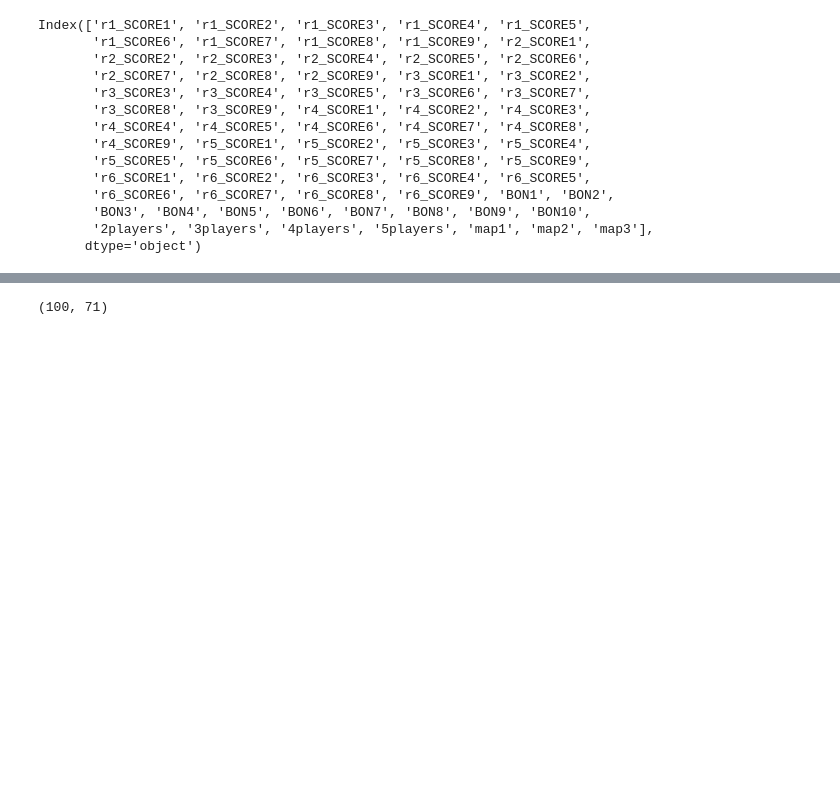
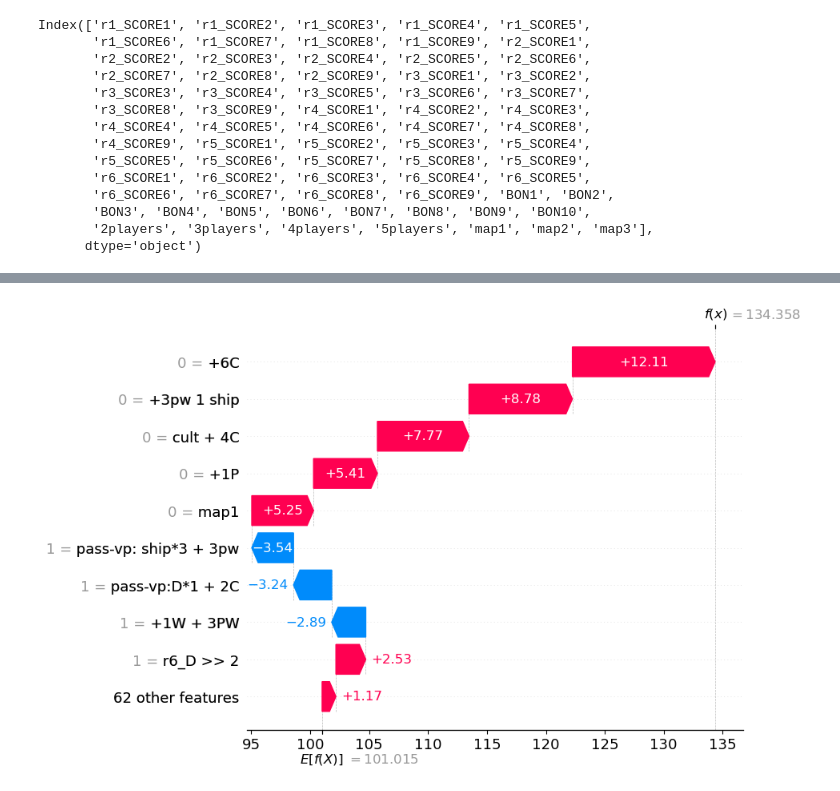
Before and after one commit to guyreading/terrabot, a Jupyter notebook: faction-picker-bot/shap_metrics.ipynb, the cells around one changed output, grey strips where cells are left out. Drawn from its saved outputs; the diff is of its cells as text; code cells hidden in the pictures; blank space fills up the shorter version.

```diff
--- a/faction-picker-bot/shap_metrics.ipynb
+++ b/faction-picker-bot/shap_metrics.ipynb
@@ -56,12 +63,24 @@ Index(['r1_SCORE1', 'r1_SCORE2', 'r1_SCORE3', 'r1_SCORE4', 'r1_SCORE5',
       dtype='object')
 # %%
 # give new columns
-SCORE1 = 'SPADE >> 2'
-SCORE2 = 'TOWN >> 5'
-SCORE3 = 'D >> 2'
-SCORE4 = 'SA/SH >> 5'
-SCORE5 = 'D >> 2'
-SCORE6 = 'TP >> 3'
-SCORE7 = 'SA/SH >> 5'
-SCORE8 = 'TP >> 3'
-SCORE9 = 'TE >> 4'
+scoreconvertdict = {'SCORE1': 'SPADE >> 2',
+                    'SCORE2': 'TOWN >> 5',
+                    'SCORE3': 'D >> 2',
+                    'SCORE4': 'SA/SH >> 5',
+                    'SCORE5': 'D >> 2',
+                    'SCORE6': 'TP >> 3',
+                    'SCORE7': 'SA/SH >> 5',
+                    'SCORE8': 'TP >> 3',
+                    'SCORE9': 'TE >> 4'}
+# %%
+bontiledict = {'BON1': 'SPD + 2C',
+               'BON2': 'cult + 4C',
+               'BON3': '+6C',
+               'BON4': '+3pw 1 ship',
+               'BON5': '+1W + 3PW',
+               'BON6': 'pass-vp:SA/SH*4 + 2W',
+               'BON7': 'pass-vp:TP*2 + 1W',
+               'BON8': '+1P',
+               'BON9': 'pass-vp:D*1 + 2C',
+               'BON10': 'pass-vp: ship*3 + 3pw'
+                }
@@ -78,3 +127,16 @@ shap.plots.waterfall(shap_values[0])
+# %%
+copycols = []
+for ii, column in enumerate(Xsmall.columns):
+    if column[-6:] in scoreconvertdict.keys():
+        copycols.append(column[:3] + scoreconvertdict[column[-6:]])
+    elif column in bontiledict.keys():
+        copycols.append(bontiledict[column])
+    else:
+        copycols.append(column)
+
+Xsmall.columns = copycols
 # %%
+shap_values = explainer(Xsmall)
+shap.plots.waterfall(shap_values[1])
 # %% [output]
-(100, 71)
+[figure, added]
```
Also changed, not shown: parts of 9 cells of this notebook, 6 other files.
